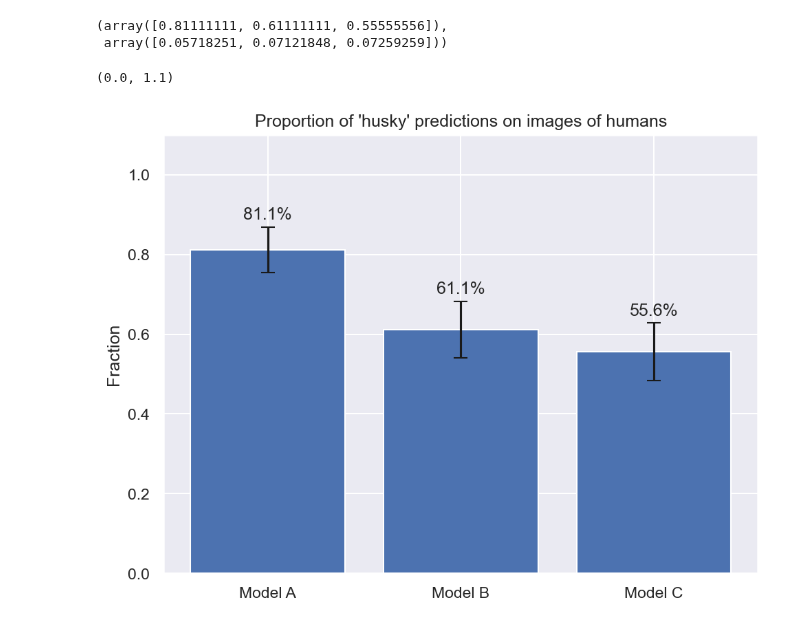
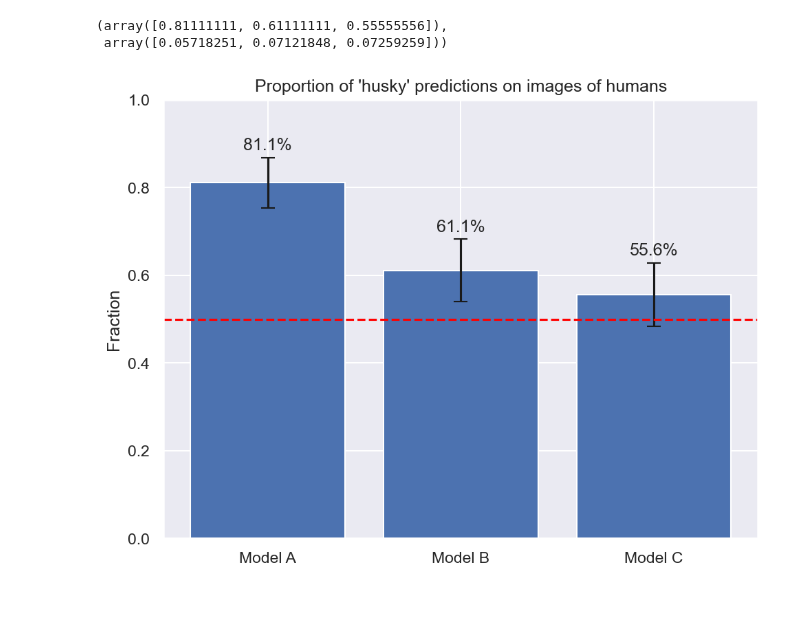
Before and after one commit to R0ner/cnn-context, a Jupyter notebook: notebooks/15-HW-humans.ipynb, the cells around one changed output. Drawn from its saved outputs; the diff is of its cells as text; code cells hidden in the pictures.

```diff
--- a/notebooks/15-HW-humans.ipynb
+++ b/notebooks/15-HW-humans.ipynb
@@ -176,17 +176,17 @@ p, err
 # %%
 x = np.arange(len(models))  # the label locations
 width = 0.1  # the width of the bars
 
 fig, ax = plt.subplots(layout="constrained", dpi=150)
 rects = ax.bar(x + width, p, yerr=err, capsize=5)
 ax.bar_label(rects, fmt="{:.1%}", padding=3)
 
 # Add some text for labels, title and custom x-axis tick labels, etc.
 ax.set_ylabel("Fraction")
 ax.set_title("Proportion of 'husky' predictions on images of humans")
 ax.set_xticks(x + width, [f"Model {k.upper()}" for k in models])
 # ax.legend(loc='upper left', ncols=3)
-ax.set_ylim(0, 1.10)
+ax.set_ylim(0, 1)
+ax.axhline(0.5, c='red', ls='--');
 # %% [output]
-(0.0, 1.1)
-[figure, old version]
+[figure, new version]
```
Also changed, not shown: 1 other file.
